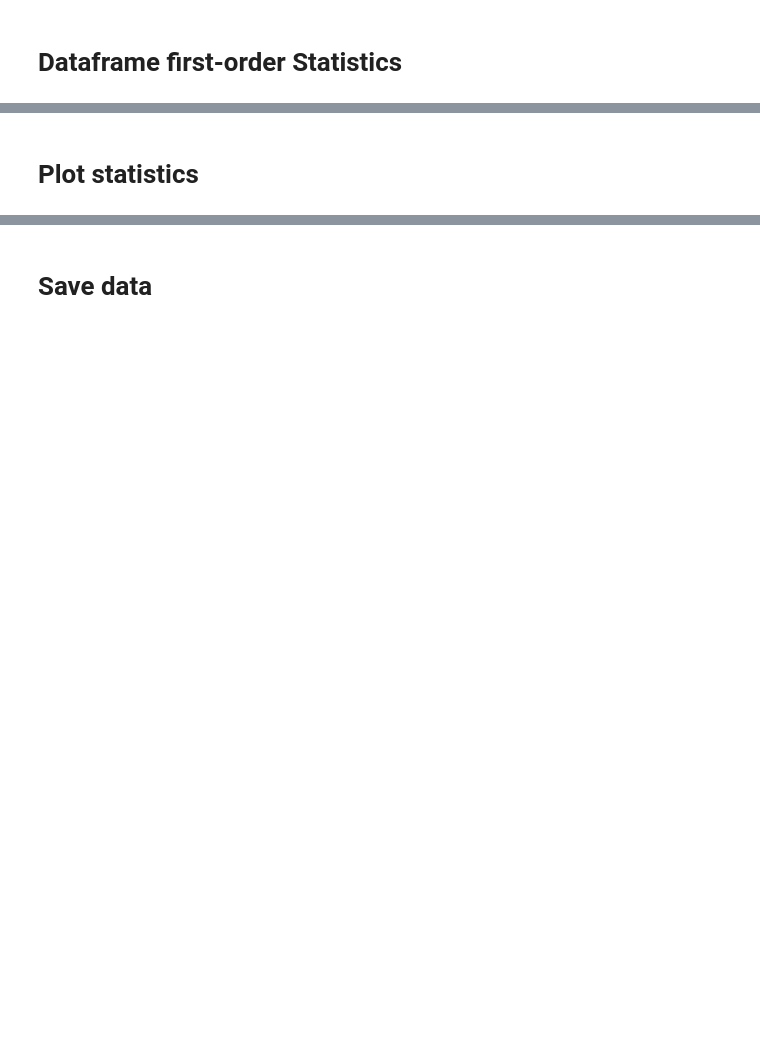
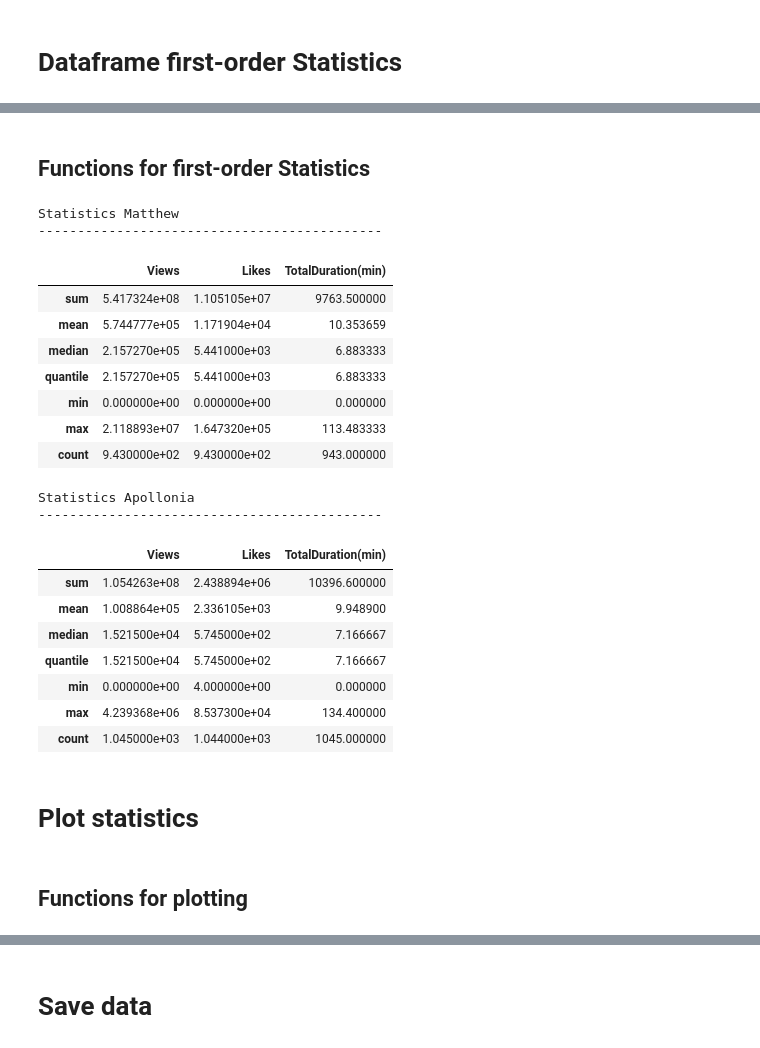
Before and after one commit to vsalto/Ironhack-Module3-project, a Jupyter notebook: notebooks/youtube_content_analysis.ipynb, the cells around one changed output, grey strips where cells are left out. Saved outputs shown, nothing was run; the diff lists cells and outputs as text; code cells hidden in the pictures; blank space fills up the shorter version.

```diff
--- a/notebooks/youtube_content_analysis.ipynb
+++ b/notebooks/youtube_content_analysis.ipynb
@@ -410,2 +371,67 @@ print(result)
+# %% [markdown]
+## Functions for first-order Statistics
+# %%
+def aggregate_numerical_columns(df, numerical_columns, aggregations):
+    """
+    Apply aggregation functions to numerical columns of a DataFrame.
+
+    Args:
+    - df (pd.DataFrame): Input DataFrame.
+    - numerical_columns (list): List of numerical columns to aggregate.
+    - aggregations (list): List of aggregation functions to apply to each numerical column.
+                           Example: ['sum', 'mean']
+
+    Returns:
+    - pd.DataFrame: Resulting DataFrame with aggregated values.
+    """
+    # Create a dictionary with the same aggregations for all numerical columns
+    agg_dict = {col: aggregations for col in numerical_columns}
+
+    # Apply the aggregation functions using agg
+    result = df[numerical_columns].agg(agg_dict)
+    return result
+# %%
+num_col = ['Views',	'Likes', 'TotalDuration(min)']
+cat_col = ['Title',	'Description', 'TotalDuration(min)']
+# %%
+# Numerical columns
+aggregations = ['sum', 'mean','median','quantile','min','max','count']
+
+result_mat = aggregate_numerical_columns(mat_df, num_col, aggregations)
+result_apo = aggregate_numerical_columns(apo_df, num_col, aggregations)
+# %%
+print()
+print()
+print('Statistics Matthew')
+print('--------------------------------------------')
+display(result_mat)
+print()
+print()
+print('Statistics Apollonia')
+print('--------------------------------------------')
+display(result_apo)
+# %% [output]
+Statistics Matthew
+--------------------------------------------
+|  | Views | Likes | TotalDuration(min) |
+| sum | 5.417324e+08 | 1.105105e+07 | 9763.500000 |
+| mean | 5.744777e+05 | 1.171904e+04 | 10.353659 |
+| median | 2.157270e+05 | 5.441000e+03 | 6.883333 |
+| quantile | 2.157270e+05 | 5.441000e+03 | 6.883333 |
+| min | 0.000000e+00 | 0.000000e+00 | 0.000000 |
+| max | 2.118893e+07 | 1.647320e+05 | 113.483333 |
+| count | 9.430000e+02 | 9.430000e+02 | 943.000000 |
+Statistics Apollonia
+--------------------------------------------
+|  | Views | Likes | TotalDuration(min) |
+| sum | 1.054263e+08 | 2.438894e+06 | 10396.600000 |
+| mean | 1.008864e+05 | 2.336105e+03 | 9.948900 |
+| median | 1.521500e+04 | 5.745000e+02 | 7.166667 |
+| quantile | 1.521500e+04 | 5.745000e+02 | 7.166667 |
+| min | 0.000000e+00 | 4.000000e+00 | 0.000000 |
+| max | 4.239368e+06 | 8.537300e+04 | 134.400000 |
+| count | 1.045000e+03 | 1.044000e+03 | 1045.000000 |
 # %% [markdown]
 # Plot statistics
+# %% [markdown]
+## Functions for plotting
```
Also changed, not shown: parts of 23 cells of this notebook.
